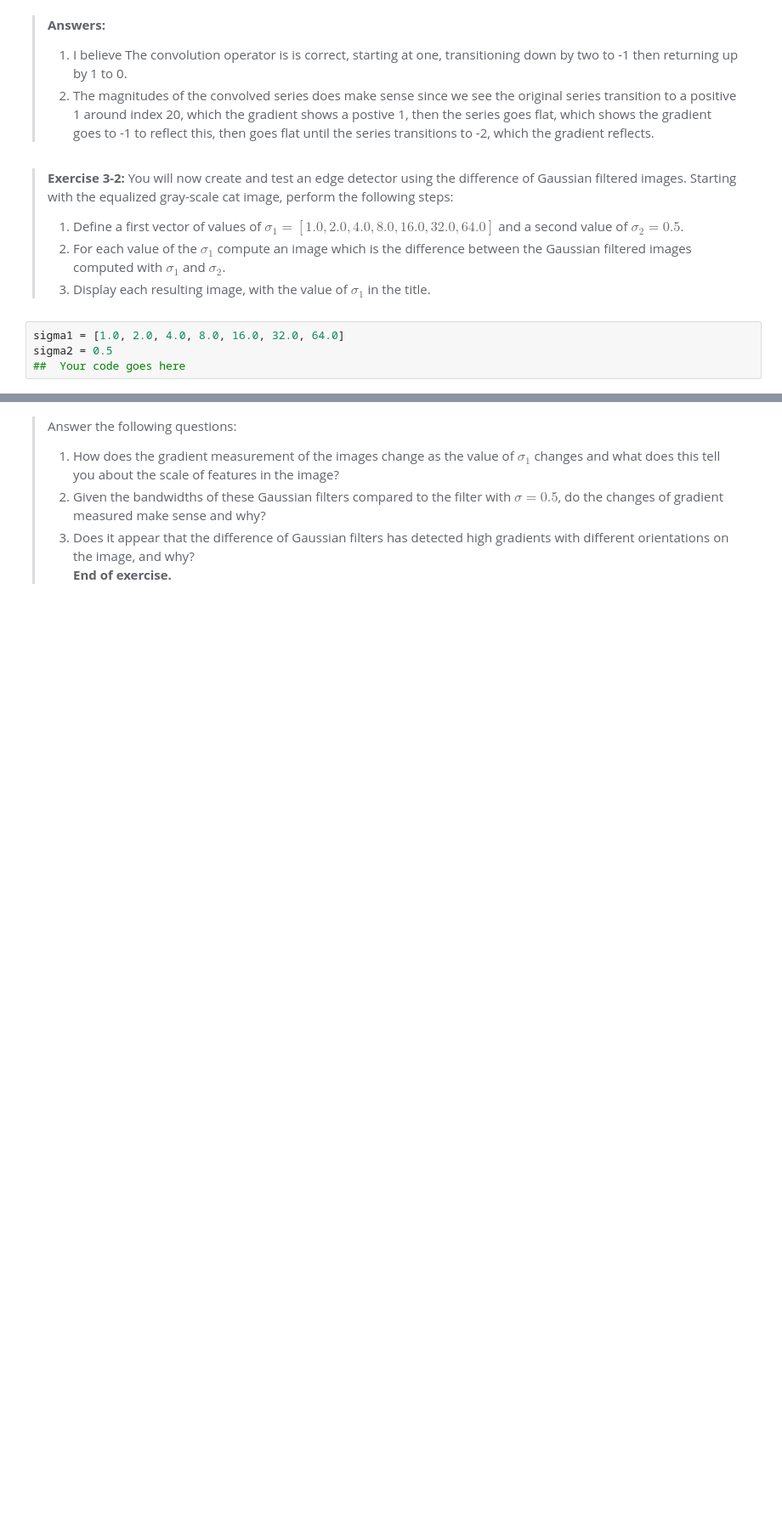
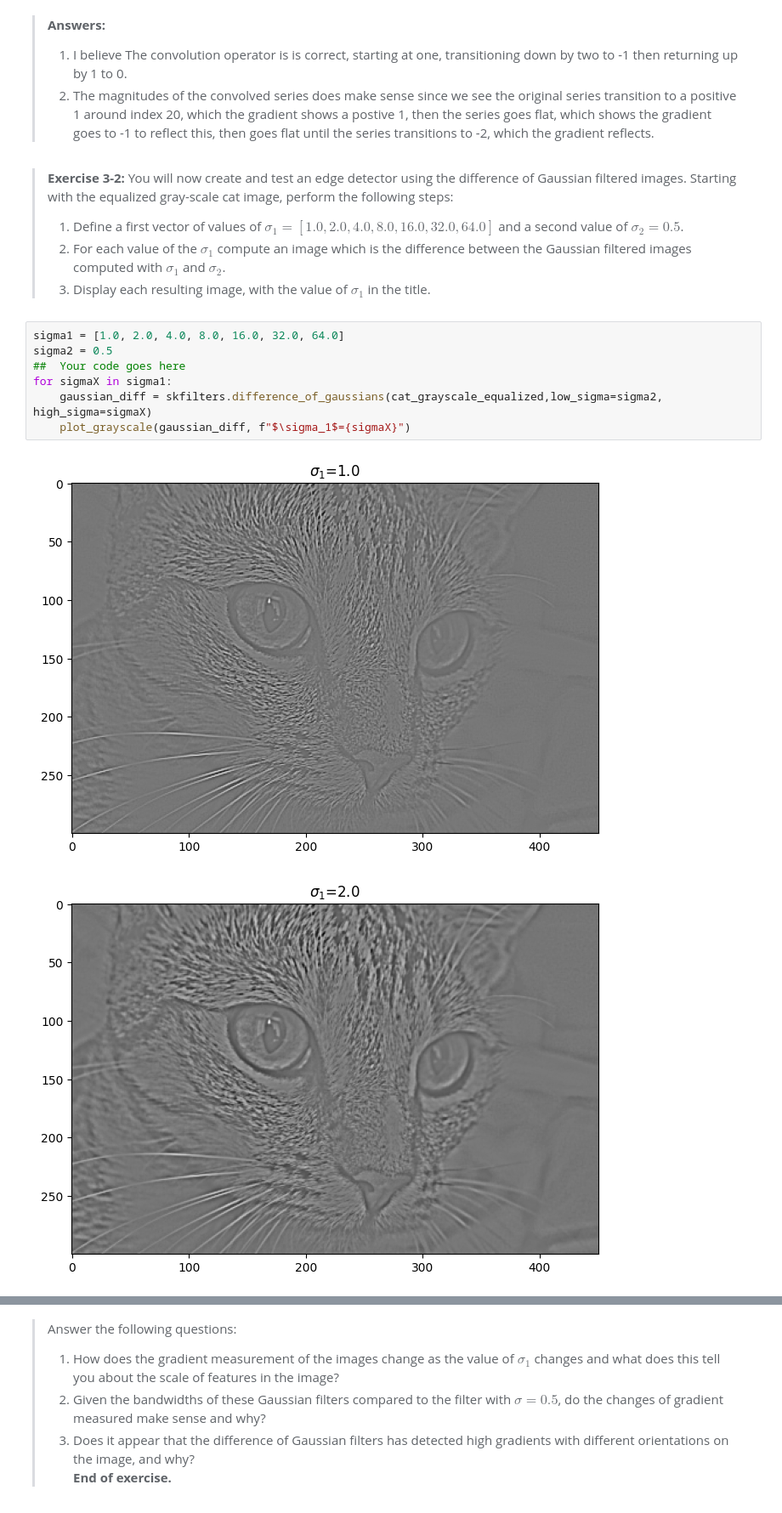
Before and after one commit to StephenElston/CSCI-E25, a Jupyter notebook: Labs/3_Features.ipynb, the cells around one changed output, grey strips where cells are left out. Shown at 85% size. Saved outputs shown, nothing was run; the diff lists cells and outputs as text; blank space fills up the shorter version.

```diff
--- a/Labs/3_Features.ipynb
+++ b/Labs/3_Features.ipynb
@@ -99,4 +99,10 @@ plot_conv(series, series_conv)
 # %%
 sigma1 = [1.0, 2.0, 4.0, 8.0, 16.0, 32.0, 64.0]
 sigma2 = 0.5
 ##  Your code goes here
+for sigmaX in sigma1:
+    gaussian_diff = skfilters.difference_of_gaussians(cat_grayscale_equalized,low_sigma=sigma2, high_sigma=sigmaX)
+    plot_grayscale(gaussian_diff, f"$\sigma_1$={sigmaX}")
+# %% [output]
+[figure, added]
+[figure, added]
```
Also changed, not shown: parts of 8 cells of this notebook.
